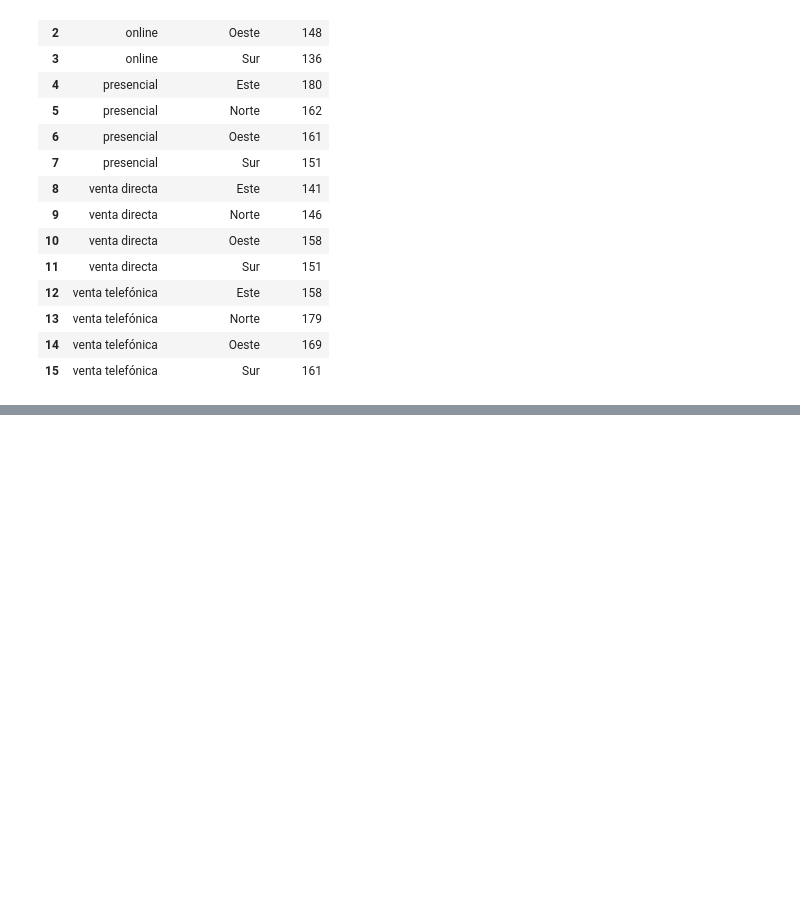
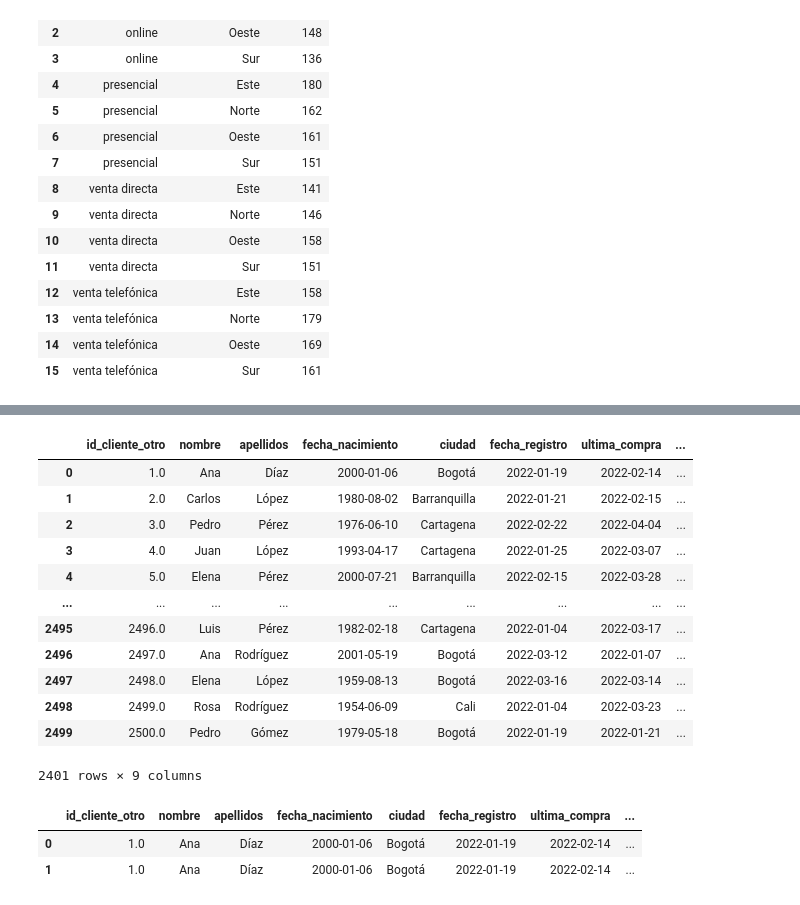
Before and after one commit to Juanesalamanca/INTRODUCCION, a Jupyter notebook: DatosExcel/Procesamiento de datos.ipynb, the cells around one changed output, grey strips where cells are left out. Saved outputs shown, nothing was run; the diff lists cells and outputs as text; code cells hidden in the pictures; blank space fills up the shorter version.

```diff
--- a/DatosExcel/Procesamiento de datos.ipynb
+++ b/DatosExcel/Procesamiento de datos.ipynb
@@ -500,0 +547,24 @@ grupo
+# %%
+df_prueba=df1_drop.rename(columns={'id_cliente':'id_cliente_otro'})
+df_prueba
+# %% [output]
+|  | id_cliente_otro | nombre | apellidos | fecha_nacimiento | ciudad | fecha_registro | ultima_compra | ... |
+| 0 | 1.0 | Ana | Díaz | 2000-01-06 | Bogotá | 2022-01-19 | 2022-02-14 | ... |
+| 1 | 2.0 | Carlos | López | 1980-08-02 | Barranquilla | 2022-01-21 | 2022-02-15 | ... |
+| 2 | 3.0 | Pedro | Pérez | 1976-06-10 | Cartagena | 2022-02-22 | 2022-04-04 | ... |
+| 3 | 4.0 | Juan | López | 1993-04-17 | Cartagena | 2022-01-25 | 2022-03-07 | ... |
+| 4 | 5.0 | Elena | Pérez | 2000-07-21 | Barranquilla | 2022-02-15 | 2022-03-28 | ... |
+| ... | ... | ... | ... | ... | ... | ... | ... | ... |
+| 2495 | 2496.0 | Luis | Pérez | 1982-02-18 | Cartagena | 2022-01-04 | 2022-03-17 | ... |
+| 2496 | 2497.0 | Ana | Rodríguez | 2001-05-19 | Bogotá | 2022-03-12 | 2022-01-07 | ... |
+| 2497 | 2498.0 | Elena | López | 1959-08-13 | Bogotá | 2022-03-16 | 2022-03-14 | ... |
+| 2498 | 2499.0 | Rosa | Rodríguez | 1954-06-09 | Cali | 2022-01-04 | 2022-03-23 | ... |
+| 2499 | 2500.0 | Pedro | Gómez | 1979-05-18 | Bogotá | 2022-01-19 | 2022-01-21 | ... |
+2401 rows × 9 columns
+# %%
+merge2=pd.merge(df_prueba,df2_drop,left_on='id_cliente_otro',right_on='id_cliente', how='inner')
+merge2.head(2)
+# %% [output]
+|  | id_cliente_otro | nombre | apellidos | fecha_nacimiento | ciudad | fecha_registro | ultima_compra | ... |
+| 0 | 1.0 | Ana | Díaz | 2000-01-06 | Bogotá | 2022-01-19 | 2022-02-14 | ... |
+| 1 | 1.0 | Ana | Díaz | 2000-01-06 | Bogotá | 2022-01-19 | 2022-02-14 | ... |
```
Also changed, not shown: parts of 6 cells of this notebook.
